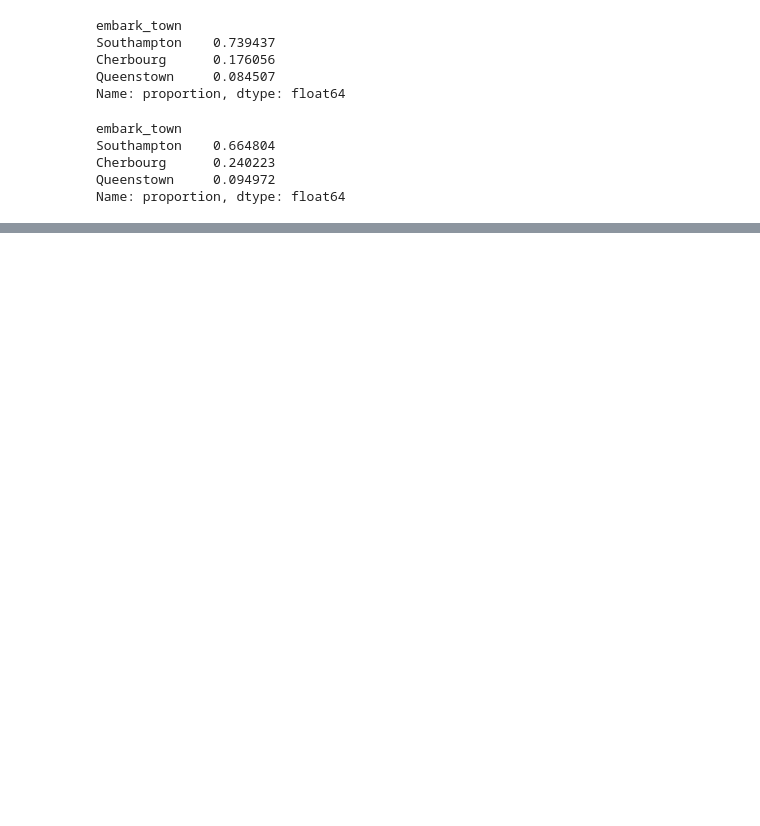
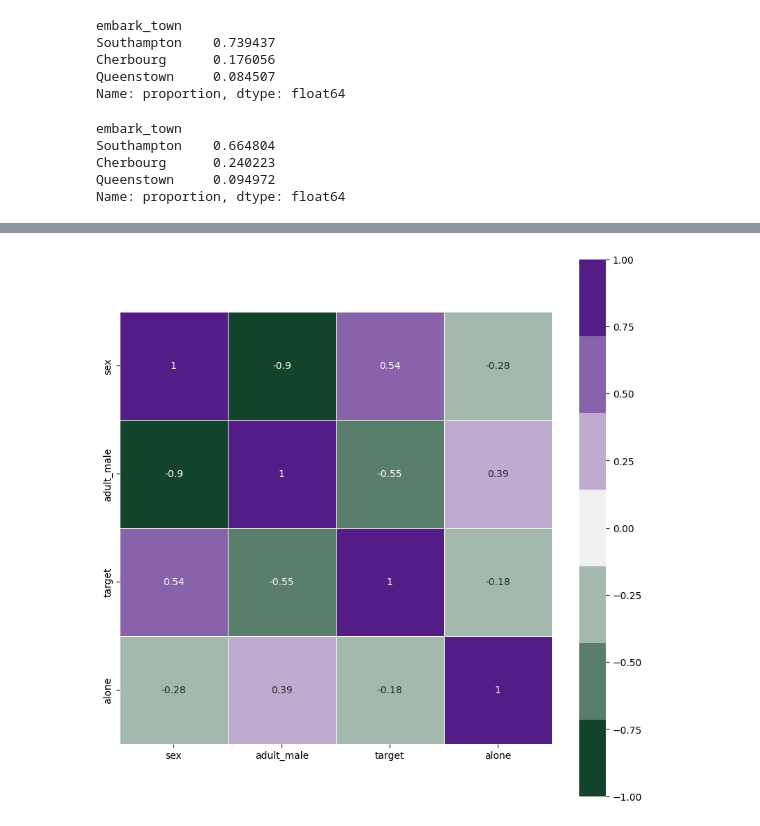
Before and after one commit to AQuindimil/DS-Online_AQR, a Jupyter notebook: 04_Machine_Learning/Sprint_10/Unidad_02_ML_Supervisado_Clasificacion_Regresion_Logistica/03_Practica_Obligatoria/18_Practica_Obligatoria_Clasificacion_Regresion_Logistica.ipynb, the cells around one changed output, grey strips where cells are left out. Drawn from its saved outputs; the diff is of its cells as text; code cells hidden in the pictures; blank space fills up the shorter version.

```diff
--- a/04_Machine_Learning/Sprint_10/Unidad_02_ML_Supervisado_Clasificacion_Regresion_Logistica/03_Practica_Obligatoria/18_Practica_Obligatoria_Clasificacion_Regresion_Logistica.ipynb
+++ b/04_Machine_Learning/Sprint_10/Unidad_02_ML_Supervisado_Clasificacion_Regresion_Logistica/03_Practica_Obligatoria/18_Practica_Obligatoria_Clasificacion_Regresion_Logistica.ipynb
@@ -164,0 +315,3 @@ Name: count, dtype: int64
+# %%
+#Quitamos who:
+train_set.drop(columns=["who"], inplace=True)
@@ -164,0 +320,3 @@ Name: count, dtype: int64
+# %%
+#Quitamos survived:
+train_set.drop(columns=["survived"], inplace=True)
@@ -164,0 +325,3 @@ Name: count, dtype: int64
+# %%
+#Matriz de correlación:
+df_eda=train_set.copy()
@@ -164,0 +344,19 @@ Name: count, dtype: int64
+# %%
+# Features con menos de 0.1 de correlación vs el target
+bad_corr_feat = corr[corr < 0.1].index.values
+# Filtramos las columnas buenas
+#df_eda.drop(columns=bad_corr_feat, inplace=True)
+
+#Quitamos fare y pclass
+df_eda.drop(columns=["fare", "pclass"], inplace=True)
+# %%
+plt.figure(figsize=(10,10))
+sns.heatmap(np.round(df_eda.corr(), 2),
+            vmin=-1,
+            vmax=1,
+            annot=True,
+            cmap=sns.diverging_palette(145, 280, s=85, l=25, n=7),
+            square=True,
+            linewidths=.5);
+# %% [output]
+[figure, added]
```
Also changed, not shown: parts of 21 cells of this notebook.
